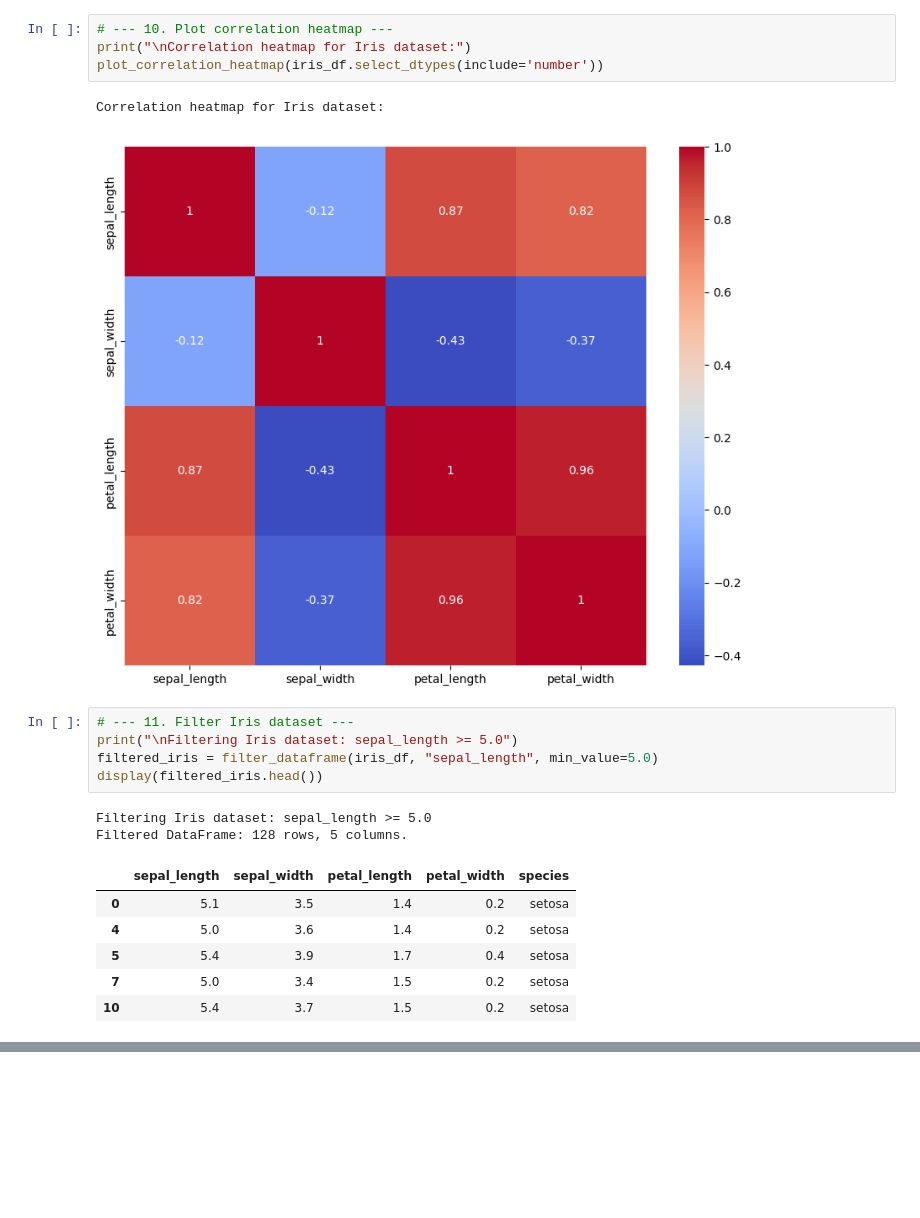
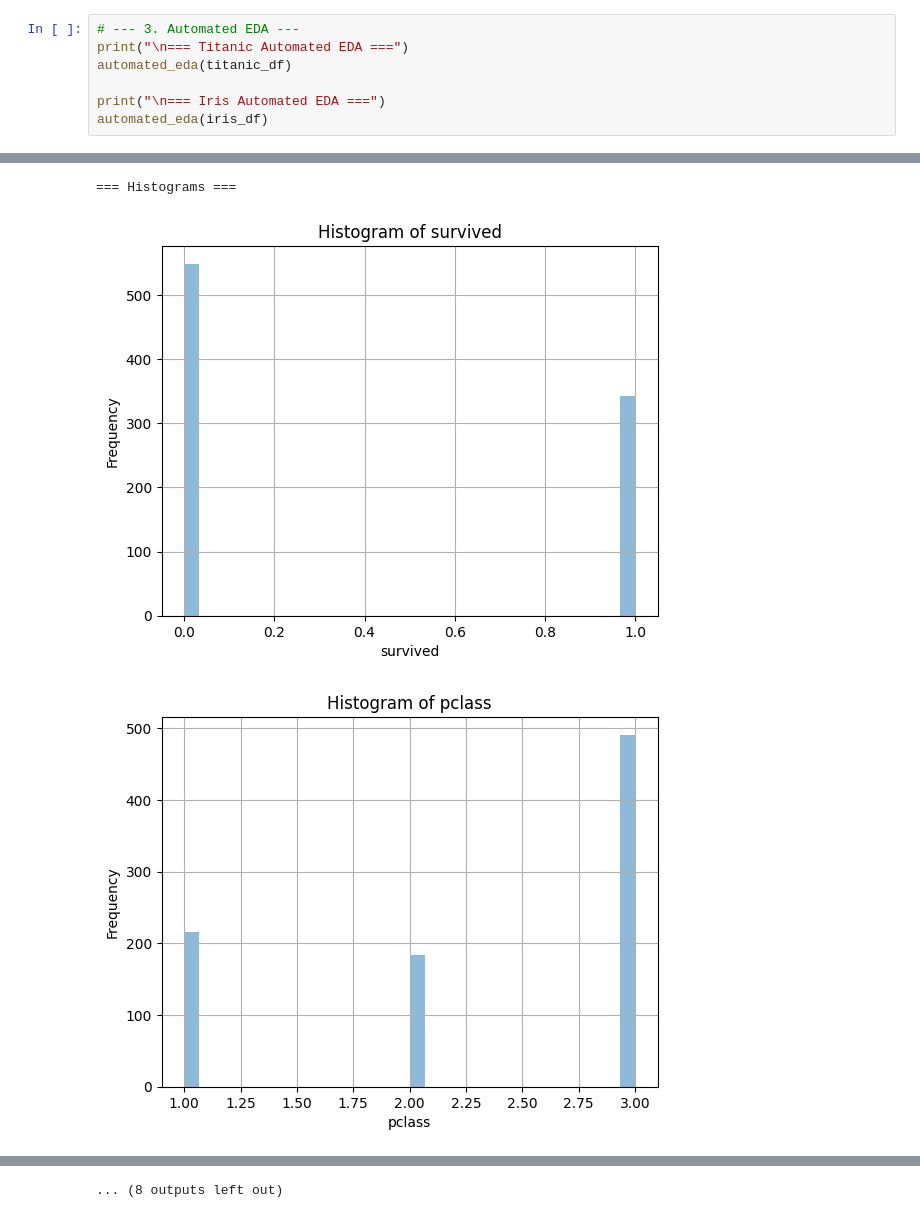
Before and after one commit to AafaqueAnjum06/interactive-pandas-explorer, a Jupyter notebook: notebooks/demo.ipynb, the cells around one changed output, grey strips where cells are left out. Cells and saved outputs as stored; diff of their text form; blank space fills up the shorter version.

```diff
--- a/notebooks/demo.ipynb
+++ b/notebooks/demo.ipynb
@@ -126,21 +48,8 @@ Histograms for Iris dataset:
-# %%
-# --- 10. Plot correlation heatmap ---
-print("\nCorrelation heatmap for Iris dataset:")
-plot_correlation_heatmap(iris_df.select_dtypes(include='number'))
-# %% [output]
-Correlation heatmap for Iris dataset:
-[figure, removed]
-# %%
-# --- 11. Filter Iris dataset ---
-print("\nFiltering Iris dataset: sepal_length >= 5.0")
-filtered_iris = filter_dataframe(iris_df, "sepal_length", min_value=5.0)
-display(filtered_iris.head())
-# %% [output]
-Filtering Iris dataset: sepal_length >= 5.0
-Filtered DataFrame: 128 rows, 5 columns.
-|  | sepal_length | sepal_width | petal_length | petal_width | species |
-| 0 | 5.1 | 3.5 | 1.4 | 0.2 | setosa |
-| 4 | 5.0 | 3.6 | 1.4 | 0.2 | setosa |
-| 5 | 5.4 | 3.9 | 1.7 | 0.4 | setosa |
-| 7 | 5.0 | 3.4 | 1.5 | 0.2 | setosa |
-| 10 | 5.4 | 3.7 | 1.5 | 0.2 | setosa |
+# %%
+# --- 3. Automated EDA ---
+print("\n=== Titanic Automated EDA ===")
+automated_eda(titanic_df)
+
+print("\n=== Iris Automated EDA ===")
+automated_eda(iris_df)
+# %% [output]
@@ -146,0 +101,3 @@ Filtered DataFrame: 128 rows, 5 columns.
+=== Histograms ===
+[figure, added]
+[figure, added]
@@ -146,0 +125 @@ Filtered DataFrame: 128 rows, 5 columns.
+... (8 outputs left out)
```
Also changed, not shown: parts of 14 cells of this notebook, 5 other files.
